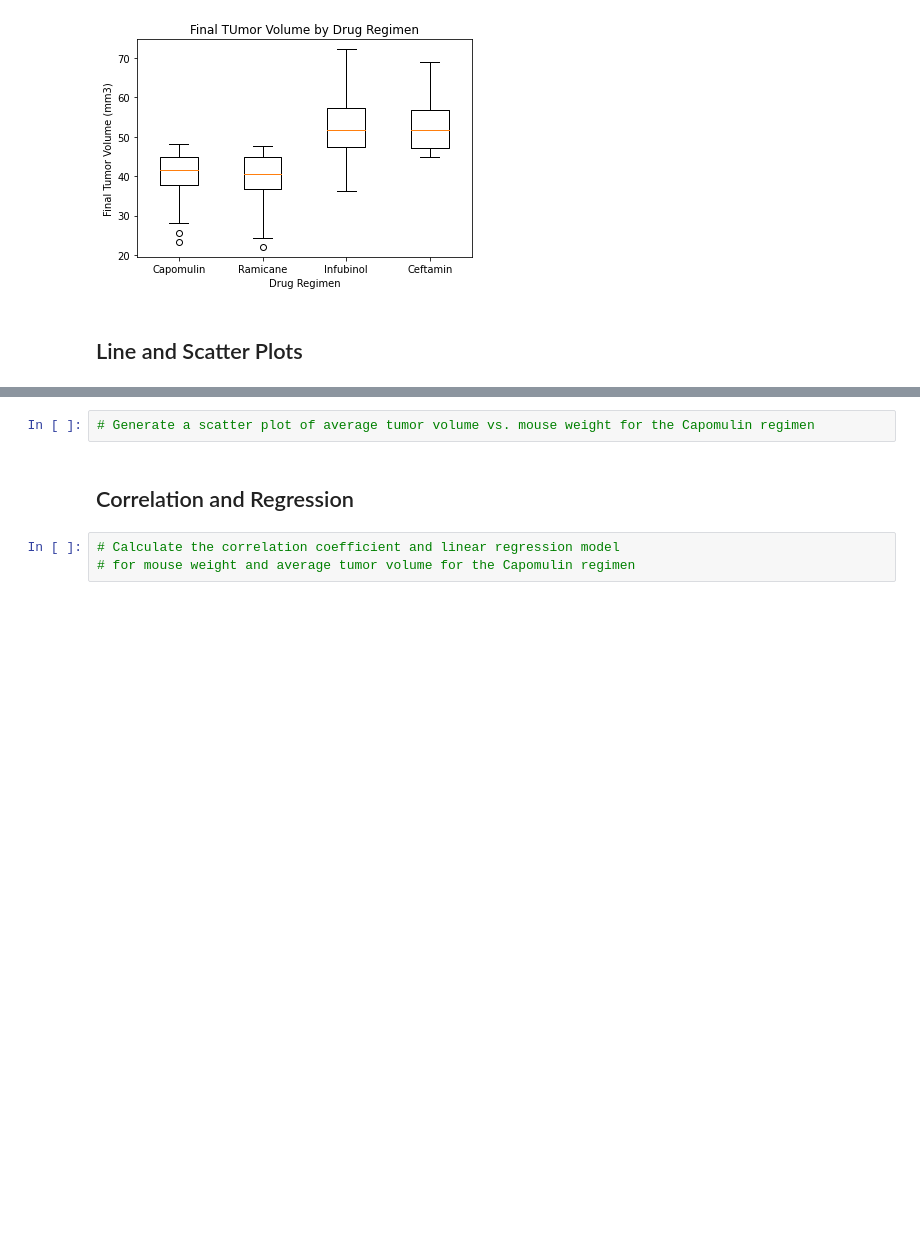
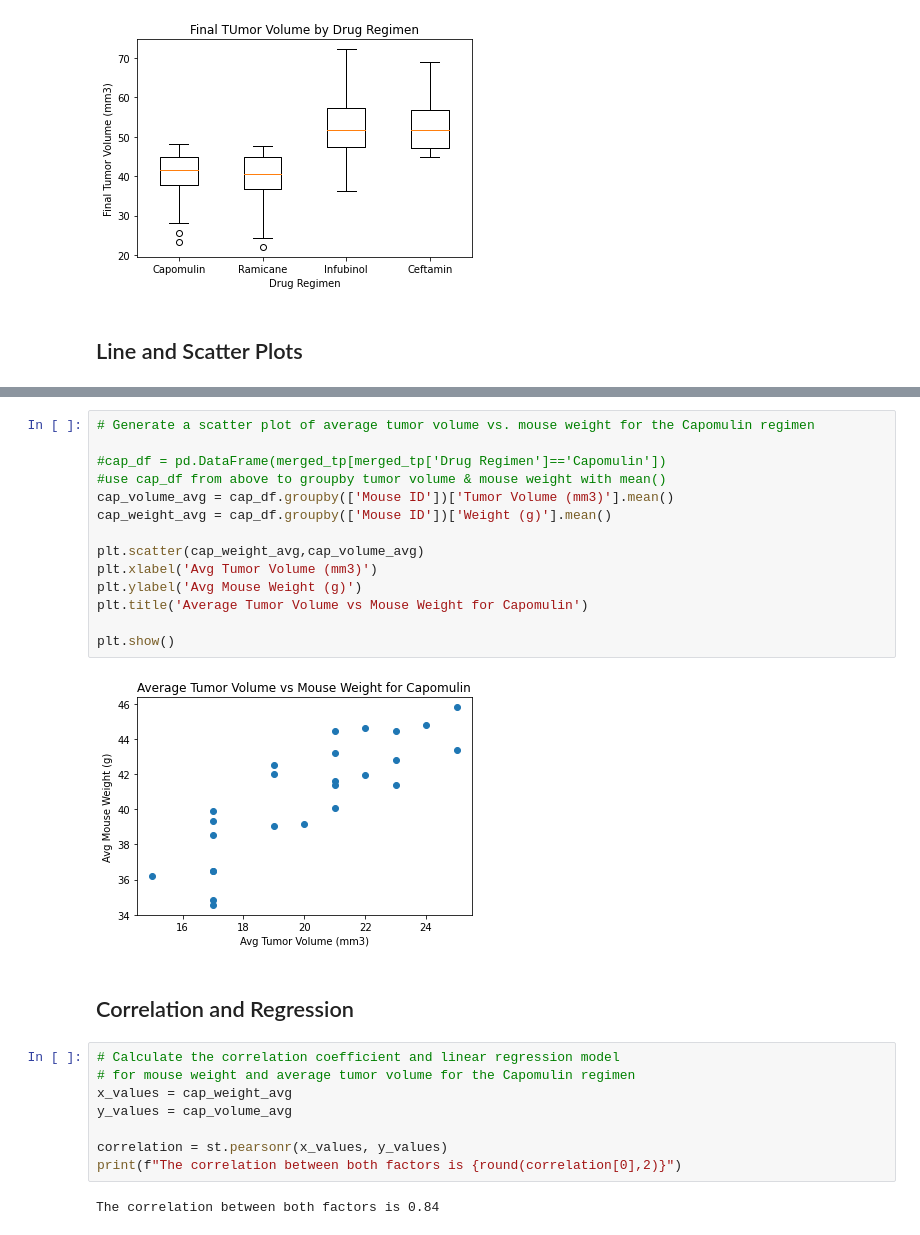
Before and after one commit to stefanyl/pymaceuticals-challenge, a Jupyter notebook: pymaceuticals_starter_hw.ipynb, the cells around one changed output, grey strips where cells are left out. Cells and saved outputs as stored; diff of their text form; blank space fills up the shorter version.

```diff
--- a/pymaceuticals_starter_hw.ipynb
+++ b/pymaceuticals_starter_hw.ipynb
@@ -386,10 +386,31 @@ plt.ylabel("Tumor Volume (mm3)")
 plt.show()
 # %% [output]
 [figure]
-# %%
-# Generate a scatter plot of average tumor volume vs. mouse weight for the Capomulin regimen
+# %%
+# Generate a scatter plot of average tumor volume vs. mouse weight for the Capomulin regimen
+
+#cap_df = pd.DataFrame(merged_tp[merged_tp['Drug Regimen']=='Capomulin'])
+#use cap_df from above to groupby tumor volume & mouse weight with mean()
+cap_volume_avg = cap_df.groupby(['Mouse ID'])['Tumor Volume (mm3)'].mean()
+cap_weight_avg = cap_df.groupby(['Mouse ID'])['Weight (g)'].mean()
+
+plt.scatter(cap_weight_avg,cap_volume_avg)
+plt.xlabel('Avg Tumor Volume (mm3)')
+plt.ylabel('Avg Mouse Weight (g)')
+plt.title('Average Tumor Volume vs Mouse Weight for Capomulin')
+
+plt.show()
+# %% [output]
+[figure, added]
 # %% [markdown]
 ## Correlation and Regression
 # %%
 # Calculate the correlation coefficient and linear regression model
 # for mouse weight and average tumor volume for the Capomulin regimen
+x_values = cap_weight_avg
+y_values = cap_volume_avg
+
+correlation = st.pearsonr(x_values, y_values)
+print(f"The correlation between both factors is {round(correlation[0],2)}")
+# %% [output]
+The correlation between both factors is 0.84
```
Also changed, not shown: parts of 2 cells of this notebook.
